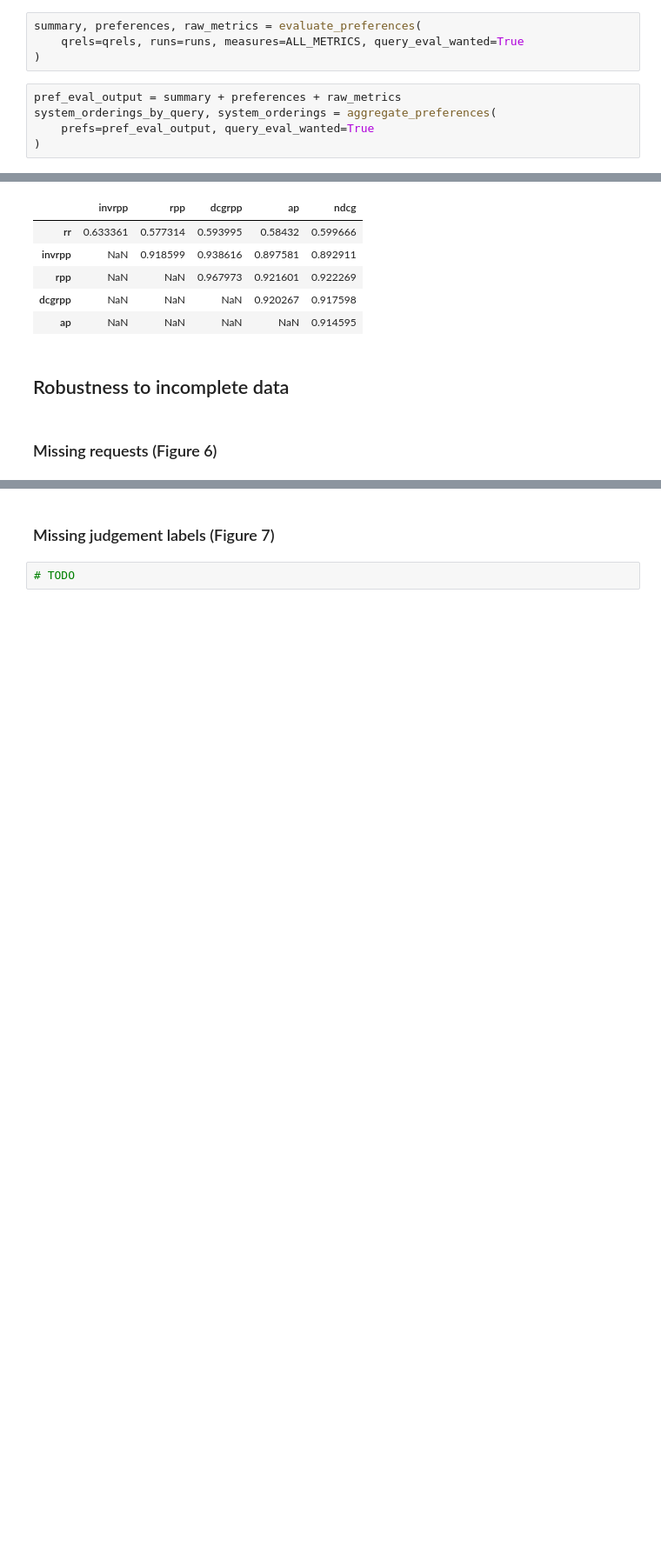
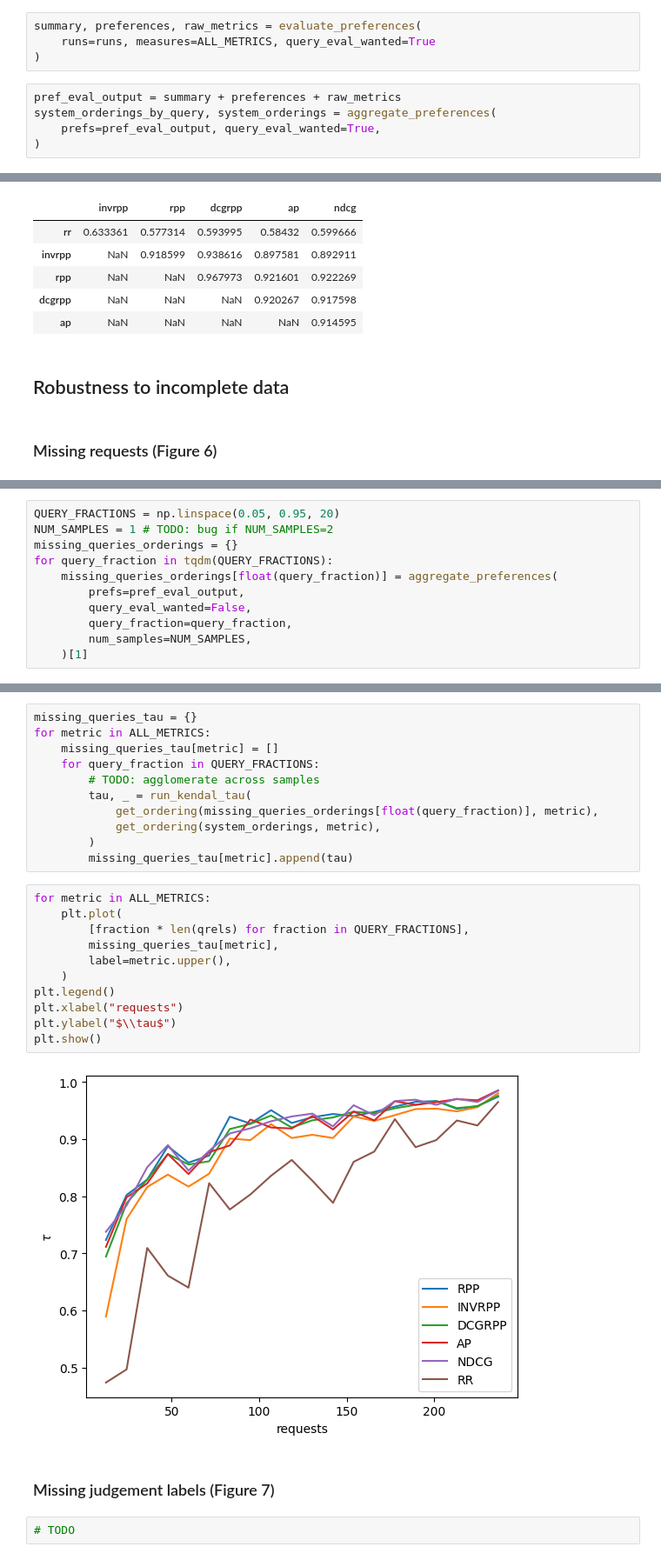
Before and after one commit to SitaraLiang/ir-rpp-project, a Jupyter notebook: experiments/vlad/statistics_on_scores.ipynb, the cells around one changed output, grey strips where cells are left out. Shown at 87% size. Cells and saved outputs as stored; diff of their text form; blank space fills up the shorter version.

Commit message:
start missing query robustness

```diff
--- a/experiments/vlad/statistics_on_scores.ipynb
+++ b/experiments/vlad/statistics_on_scores.ipynb
@@ -45,12 +44,12 @@ ALL_METRICS = [
 ]  # TODO: complete with others like ASL
 # %%
 summary, preferences, raw_metrics = evaluate_preferences(
-    qrels=qrels, runs=runs, measures=ALL_METRICS, query_eval_wanted=True
+    runs=runs, measures=ALL_METRICS, query_eval_wanted=True
 )
 # %%
 pref_eval_output = summary + preferences + raw_metrics
 system_orderings_by_query, system_orderings = aggregate_preferences(
-    prefs=pref_eval_output, query_eval_wanted=True
+    prefs=pref_eval_output, query_eval_wanted=True,
 )
 # %% [markdown]
 ## Correlation with existing metrics
@@ -89,0 +87,11 @@ run_tau_ordering_comparison(system_orderings, system_orderings_by_query, query_i
+# %%
+QUERY_FRACTIONS = np.linspace(0.05, 0.95, 20)
+NUM_SAMPLES = 1 # TODO: bug if NUM_SAMPLES=2
+missing_queries_orderings = {}
+for query_fraction in tqdm(QUERY_FRACTIONS):
+    missing_queries_orderings[float(query_fraction)] = aggregate_preferences(
+        prefs=pref_eval_output,
+        query_eval_wanted=False,
+        query_fraction=query_fraction,
+        num_samples=NUM_SAMPLES,
+    )[1]
@@ -90,3 +100,27 @@ run_tau_ordering_comparison(system_orderings, system_orderings_by_query, query_i
+# %%
+missing_queries_tau = {}
+for metric in ALL_METRICS:
+    missing_queries_tau[metric] = []
+    for query_fraction in QUERY_FRACTIONS:
+        # TODO: agglomerate across samples
+        tau, _ = run_kendal_tau(
+            get_ordering(missing_queries_orderings[float(query_fraction)], metric),
+            get_ordering(system_orderings, metric),
+        )
+        missing_queries_tau[metric].append(tau)
+# %%
+for metric in ALL_METRICS:
+    plt.plot(
+        [fraction * len(qrels) for fraction in QUERY_FRACTIONS],
+        missing_queries_tau[metric],
+        label=metric.upper(),
+    )
+plt.legend()
+plt.xlabel("requests")
+plt.ylabel("$\\tau$")
+plt.show()
+# %% [output]
+[figure, added]
 # %% [markdown]
 ### Missing judgement labels (Figure 7)
 # %%
```
Also changed, not shown: parts of 3 cells of this notebook, 1 other file.
